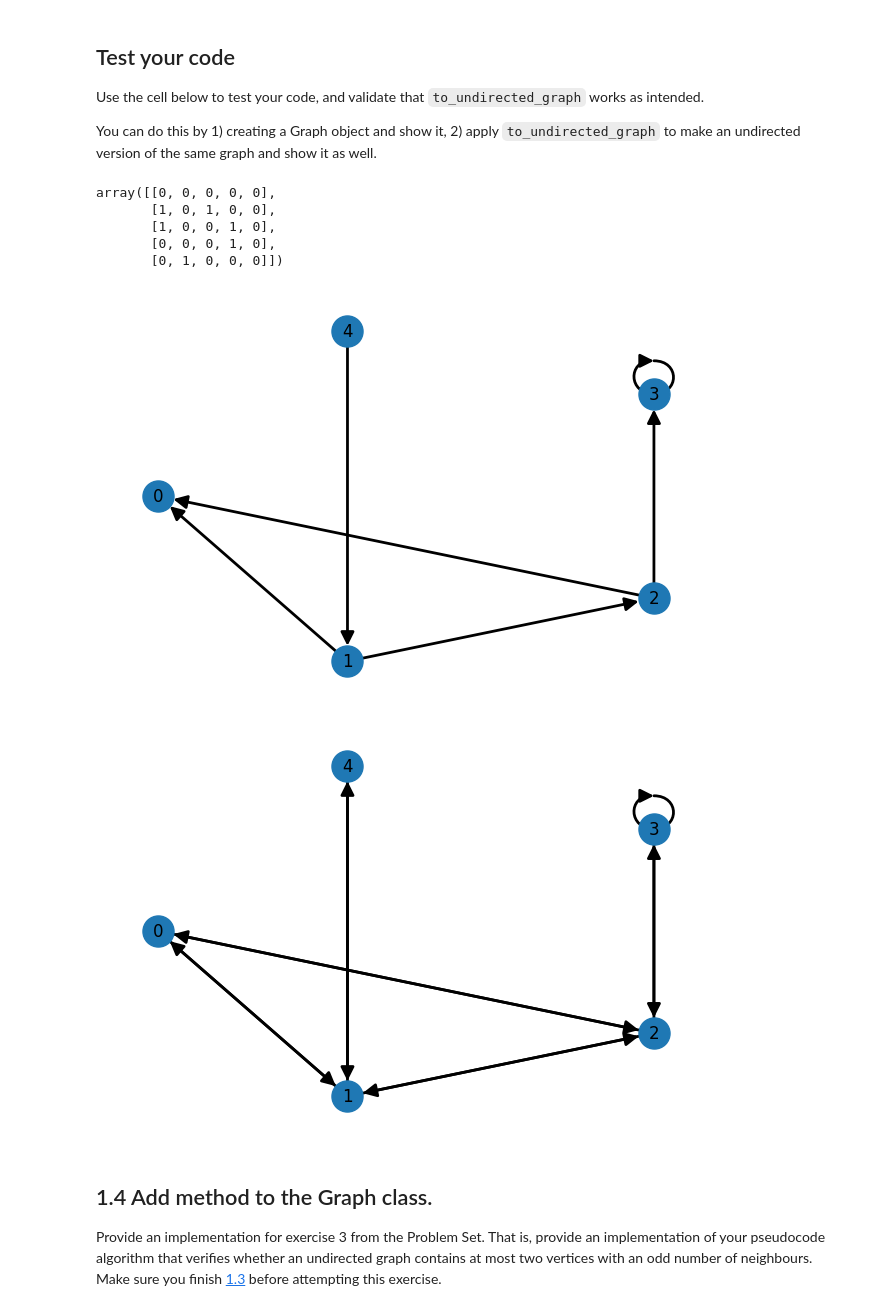
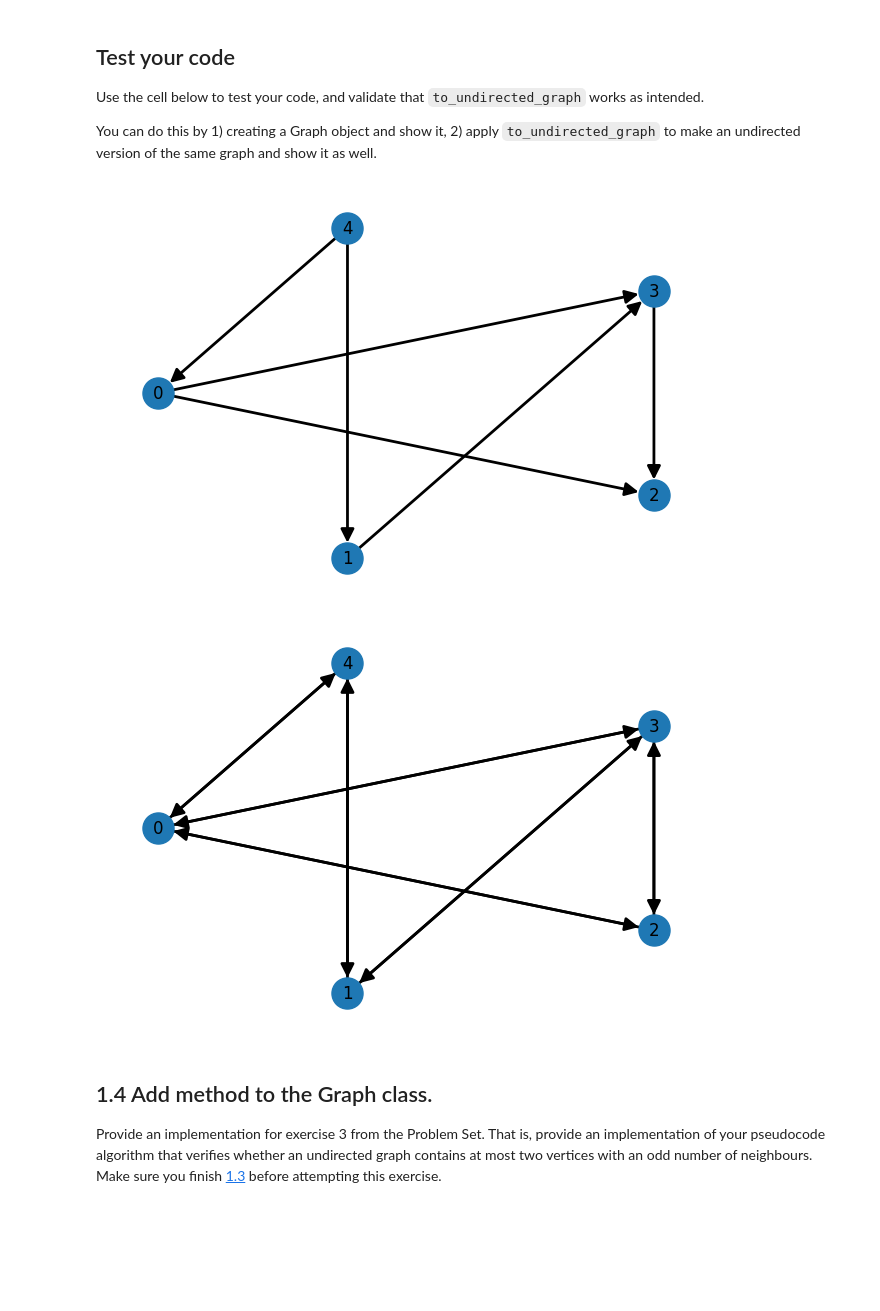
Before and after one commit to kooroshkz/Algorithms-and-Data-Structures, a Jupyter notebook: Problem-Set-1/exercises1.ipynb, the cells around one changed output. Drawn from its saved outputs; the diff is of its cells as text; code cells hidden in the pictures; blank space fills up the shorter version.

```diff
--- a/Problem-Set-1/exercises1.ipynb
+++ b/Problem-Set-1/exercises1.ipynb
@@ -286,6 +286,8 @@ G.show()
 In some  The graph class can now also return the undirected variant of the current graph.
 # %%
 %%execwritefile exercise1_{student}_notebook.py 4 -a -c
+
+from copy import deepcopy
 
 class Graph(Graph):
     def to_undirected_graph(self):
@@ -295,11 +297,17 @@ class Graph(Graph):
         :return: This returns a graph object which is undirected.
         :rtype: Graph
         """
-        undirected_graph = Graph()
-        adjacency_list = copy.deepcopy(self.get_adjacency_list())
+        undirected_graph = deepcopy(self)
+        adjacency_list = undirected_graph.get_adjacency_list()
+
         for vertex, edges in adjacency_list.items():
             for edge in edges:
-                adjacency_list[edge].add(vertex)
-        undirected_graph.set_adjacency_list(adjacency_list)
+                if vertex != edge:
+                    undirected_graph.add_edge(edge, vertex)
+
+        for vertex, edges in adjacency_list.items():
+            if vertex in edges:
+                undirected_graph.adjacency_list[vertex].remove(vertex)
+
         return undirected_graph
 # %% [output]
@@ -316,19 +322,11 @@ x = np.random.choice([0, 1], size=(5,5), p=[0.7, 0.3])
-# %%
-x
-# %% [output]
-array([[0, 0, 0, 0, 0],
-       [1, 0, 1, 0, 0],
-       [1, 0, 0, 1, 0],
-       [0, 0, 0, 1, 0],
-       [0, 1, 0, 0, 0]])
 # %%
 G = Graph()
-G.set_adjacency_matrix(x)
+G.set_adjacency_matrix(np.random.choice([0, 1], size=(5,5), p=[0.7, 0.3]))
 G.show()
 G.to_undirected_graph().show()
 # %% [output]
-[figure, old version]
+[figure, new version]
-[figure, old version]
+[figure, new version]
 # %% [markdown]
 ## 1.4 Add method to the Graph class.
 
```
Also changed, not shown: parts of 7 cells of this notebook, 2 other files.
